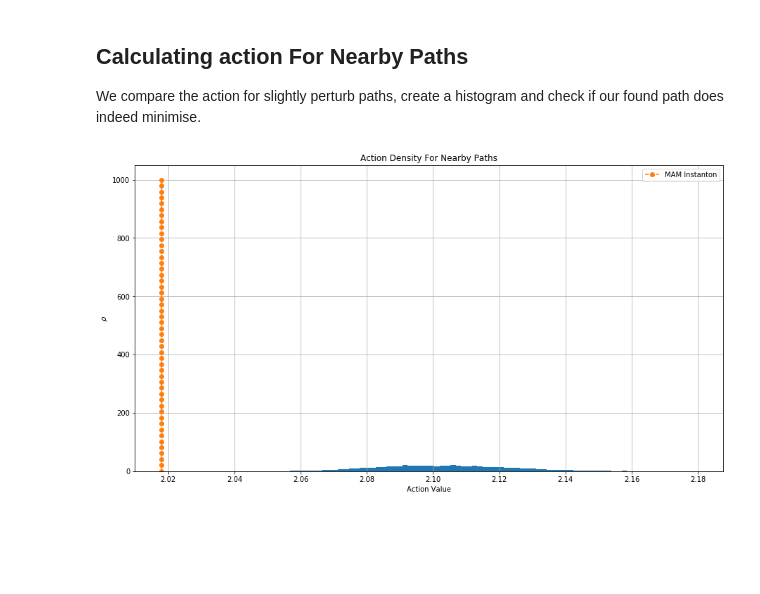
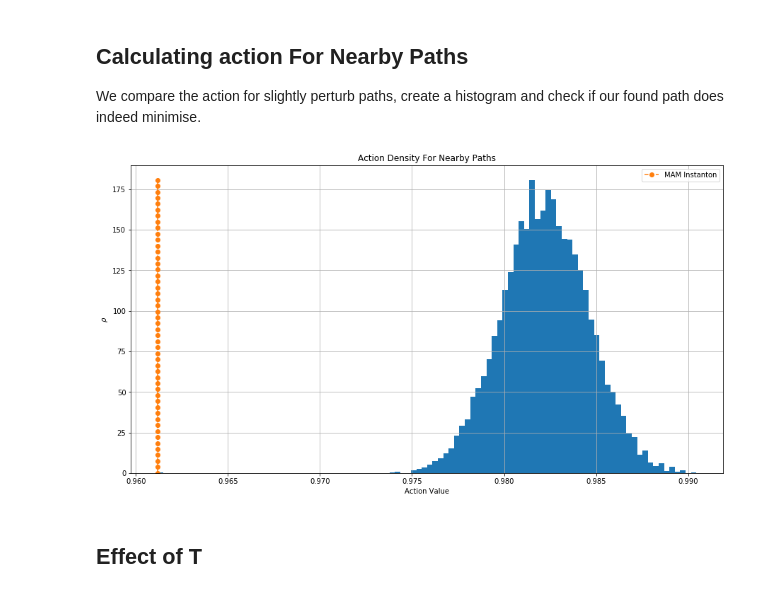
Before and after one commit to CalvinNesbitt/L96-EBM-Instanton, a Jupyter notebook: MAM-Test-Problems/Kramer.ipynb, the cells around one changed output. Saved outputs shown, nothing was run; the diff lists cells and outputs as text; code cells hidden in the pictures; blank space fills up the shorter version.

```diff
--- a/MAM-Test-Problems/Kramer.ipynb
+++ b/MAM-Test-Problems/Kramer.ipynb
@@ -37,8 +55,8 @@ Dinv = 1/D
 
 # Time
 t0 = 0
-tF = 1
-dt = 0.01
+tF = 25
+dt = 0.1
 steps = int((tF-t0)/dt)
 time = np.arange(t0, tF, dt)
 # %% [markdown]
@@ -65,16 +83,16 @@ else:
     shape = np.ones(inst_ic.shape[1])
 
 # t = 0 Constraint
-bnds[0,...,0] = initial_point - 0.01 * shape # Lower
-bnds[0,...,1] = initial_point + 0.01 * shape # Upper
+bnds[0,...,0] = initial_point - 0.001 * shape # Lower
+bnds[0,...,1] = initial_point + 0.001 * shape # Upper
 
 # Bounds for t \in (dt, T-dt)
-bnds[1:-1, ..., 0] = initial_point - 0.01
-bnds[1:-1, ..., 1] = final_point + 0.01 * shape
+bnds[1:-1, ..., 0] = -np.inf
+bnds[1:-1, ..., 1] = np.inf
 
 # t = T Constraint
-bnds[-1,...,0] = final_point - 0.01 * shape
-bnds[-1,...,1] = final_point + 0.01 * shape
+bnds[-1,...,0] = final_point - 0.001 * shape
+bnds[-1,...,1] = final_point + 0.001 * shape
 # %%
 # Object creation
 
@@ -86,6 +104,6 @@ ou_mam = Mam_alg(a, s, inst_ic, time, Dinv, bnds=bnds) # specify bounds
 We run the algorithm for up to 10000 iterations/until convergence.
 # %%
 # Keep Runnning Til convergence
-options={'maxls': 10, 'maxiter': 50000, 'maxfun': 50000}
+options={'maxiter': 10, 'maxfun': 10}
 result = ou_mam.run(options)
 # %% [output]
@@ -133,15 +155,18 @@ for path in near_paths:
 # %%
 # Histogram
 
 fig, ax = plt.subplots(figsize=(15, 8))
 
 ax.grid()
-ax.hist(action_track.av_list, bins=100, density=True)
-ax.plot(np.full_like(np.linspace(0, 1000), action_track.action_value), np.linspace(0, 1000), '--o', label='MAM Instanton')
+bins, edges, patches = ax.hist(action_track.av_list, bins=100, density=True)
+ax.plot(np.full_like(np.linspace(0, max(bins)), action_track.action_value),
+        np.linspace(0, max(bins)), '--o', label='MAM Instanton')
 ax.set_xlabel('Action Value')
 ax.set_ylabel('$\\rho$')
 ax.set_title('Action Density For Nearby Paths')
 ax.legend()
 fig.show()
 # %% [output]
-[figure, old version]
+[figure, new version]
+# %% [markdown]
+## Effect of T
```
Also changed, not shown: parts of 12 cells of this notebook, 4 other files.
